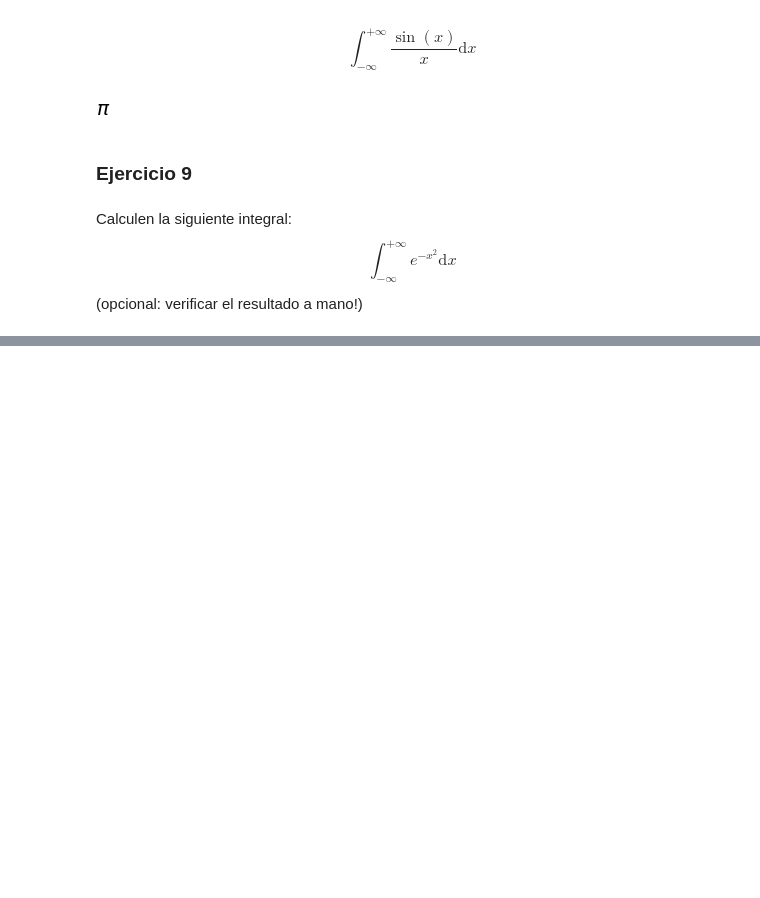
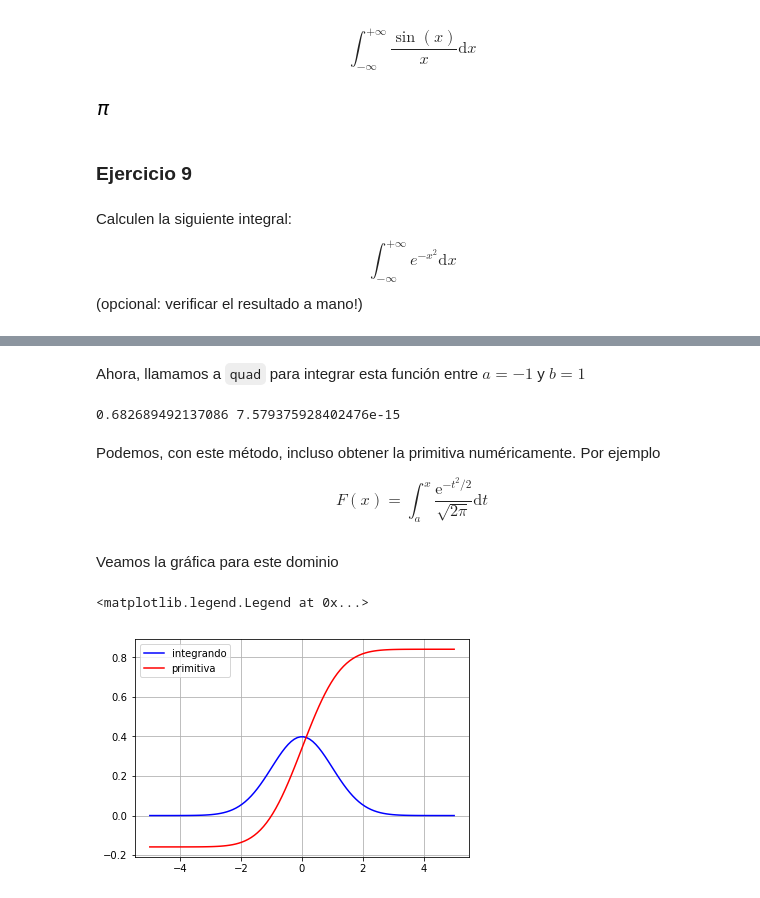
Before and after one commit to fifabsas/talleresfifabsas, a Jupyter notebook: python/2_Numerico/numerico.ipynb, the cells around one changed output, grey strips where cells are left out. Drawn from its saved outputs; the diff is of its cells as text; code cells hidden in the pictures; blank space fills up the shorter version.

Commit message:
agregada integración numérica al notebook

```diff
--- a/python/2_Numerico/numerico.ipynb
+++ b/python/2_Numerico/numerico.ipynb
@@ -617,0 +630,36 @@ Calculen la siguiente integral:  $$ \int_{-\infty}^{+\infty} e^{-x^2} \text{d}x
+# %%
+integrando = lambda x: np.exp(-x**2 / 2)/np.sqrt(2*np.pi)
+# %% [markdown]
+Ahora, llamamos a `quad` para integrar esta función entre $a=-1$ y $b=1$
+# %%
+a = -1
+b = 1
+integral, error = quad(integrando, a, b)
+print(integral, error)
+# %% [output]
+0.682689492137086 7.579375928402476e-15
+# %% [markdown]
+Podemos, con este método, incluso obtener la primitiva numéricamente. Por ejemplo
+
+$$F(x) = \int_a^x \dfrac{\text{e}^{-t^2 / 2}}{\sqrt{2\pi}}\text{d}t$$
+# %%
+# Definimos este dominio
+x = np.linspace(-5,5,100)
+
+# Ahora obtenemos la primitiva
+prim = np.zeros(x.size)
+
+for i in range(x.size):
+    prim[i], error = quad(integrando, a, x[i])
+# %% [markdown]
+Veamos la gráfica para este dominio
+# %%
+plt.figure()
+
+plt.plot(x, integrando(x), 'b', label = 'integrando')
+plt.plot(x, prim, 'r', label = 'primitiva')
+plt.grid(True)
+plt.legend()
+# %% [output]
+<matplotlib.legend.Legend at 0x...>
+[figure, added]
```
Also changed, not shown: parts of 11 cells of this notebook.
